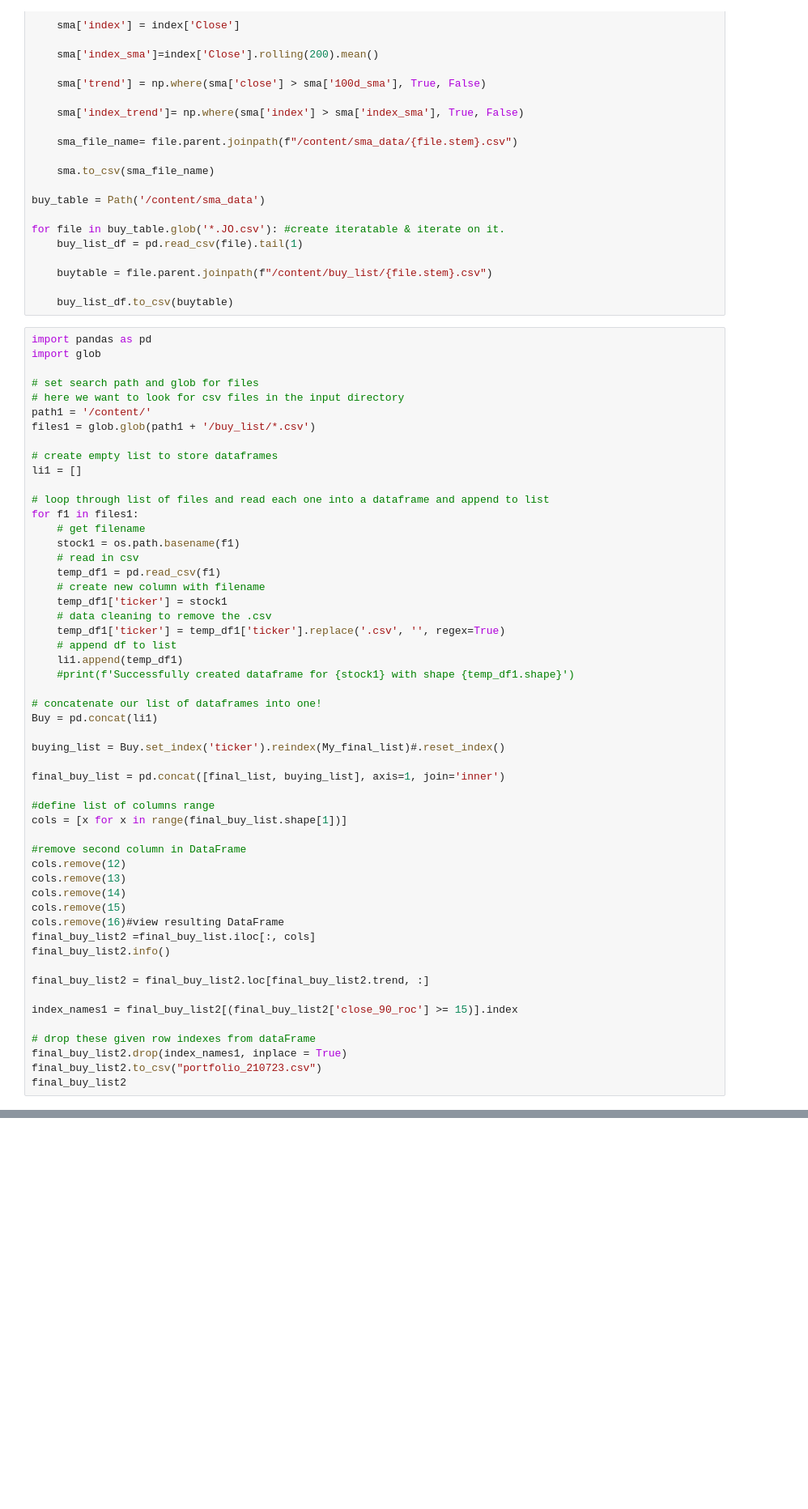
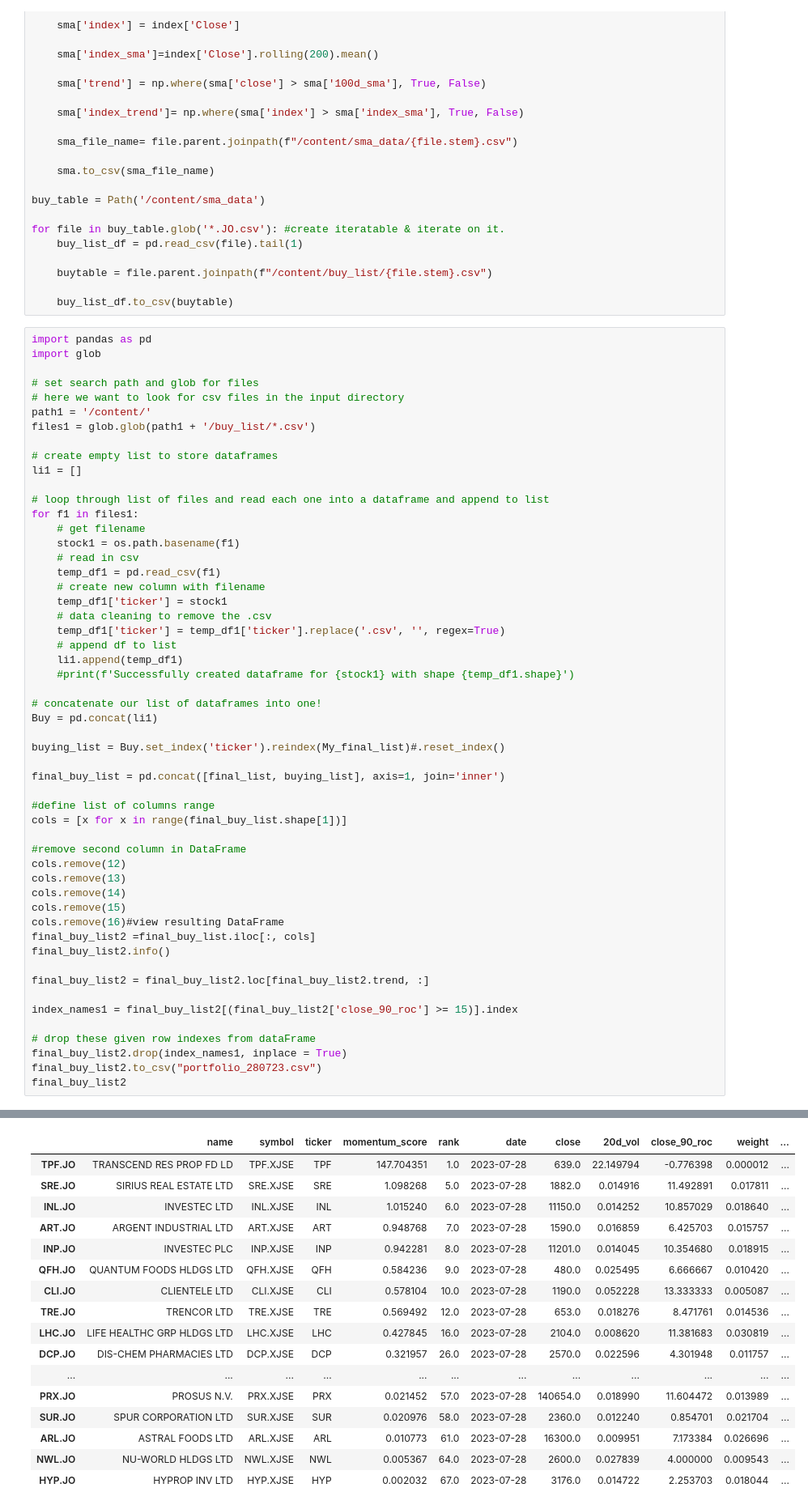
Before and after one commit to helmieresearch/helmieresearch, a Jupyter notebook: Momentum_Ranking_Model.ipynb, the cells around one changed output, grey strips where cells are left out. Shown at 81% size. Cells and saved outputs as stored; diff of their text form; blank space fills up the shorter version.

```diff
--- a/Momentum_Ranking_Model.ipynb
+++ b/Momentum_Ranking_Model.ipynb
@@ -450,5 +519,6 @@ index_names1 = final_buy_list2[(final_buy_list2['close_90_roc'] >= 15)].index
 
 # drop these given row indexes from dataFrame
 final_buy_list2.drop(index_names1, inplace = True)
-final_buy_list2.to_csv("portfolio_210723.csv")
+final_buy_list2.to_csv("portfolio_280723.csv")
 final_buy_list2
+# %% [output]
@@ -455,3 +542,20 @@ final_buy_list2
+|  | name | symbol | ticker | momentum_score | rank | date | close | 20d_vol | close_90_roc | weight | ... |
+| TPF.JO | TRANSCEND RES PROP FD LD | TPF.XJSE | TPF | 147.704351 | 1.0 | 2023-07-28 | 639.0 | 22.149794 | -0.776398 | 0.000012 | ... |
+| SRE.JO | SIRIUS REAL ESTATE LTD | SRE.XJSE | SRE | 1.098268 | 5.0 | 2023-07-28 | 1882.0 | 0.014916 | 11.492891 | 0.017811 | ... |
+| INL.JO | INVESTEC LTD | INL.XJSE | INL | 1.015240 | 6.0 | 2023-07-28 | 11150.0 | 0.014252 | 10.857029 | 0.018640 | ... |
+| ART.JO | ARGENT INDUSTRIAL LTD | ART.XJSE | ART | 0.948768 | 7.0 | 2023-07-28 | 1590.0 | 0.016859 | 6.425703 | 0.015757 | ... |
+| INP.JO | INVESTEC PLC | INP.XJSE | INP | 0.942281 | 8.0 | 2023-07-28 | 11201.0 | 0.014045 | 10.354680 | 0.018915 | ... |
+| QFH.JO | QUANTUM FOODS HLDGS LTD | QFH.XJSE | QFH | 0.584236 | 9.0 | 2023-07-28 | 480.0 | 0.025495 | 6.666667 | 0.010420 | ... |
+| CLI.JO | CLIENTELE LTD | CLI.XJSE | CLI | 0.578104 | 10.0 | 2023-07-28 | 1190.0 | 0.052228 | 13.333333 | 0.005087 | ... |
+| TRE.JO | TRENCOR LTD | TRE.XJSE | TRE | 0.569492 | 12.0 | 2023-07-28 | 653.0 | 0.018276 | 8.471761 | 0.014536 | ... |
+| LHC.JO | LIFE HEALTHC GRP HLDGS LTD | LHC.XJSE | LHC | 0.427845 | 16.0 | 2023-07-28 | 2104.0 | 0.008620 | 11.381683 | 0.030819 | ... |
+| DCP.JO | DIS-CHEM PHARMACIES LTD | DCP.XJSE | DCP | 0.321957 | 26.0 | 2023-07-28 | 2570.0 | 0.022596 | 4.301948 | 0.011757 | ... |
+| ... | ... | ... | ... | ... | ... | ... | ... | ... | ... | ... | ... |
+| PRX.JO | PROSUS N.V. | PRX.XJSE | PRX | 0.021452 | 57.0 | 2023-07-28 | 140654.0 | 0.018990 | 11.604472 | 0.013989 | ... |
+| SUR.JO | SPUR CORPORATION LTD | SUR.XJSE | SUR | 0.020976 | 58.0 | 2023-07-28 | 2360.0 | 0.012240 | 0.854701 | 0.021704 | ... |
+| ARL.JO | ASTRAL FOODS LTD | ARL.XJSE | ARL | 0.010773 | 61.0 | 2023-07-28 | 16300.0 | 0.009951 | 7.173384 | 0.026696 | ... |
+| NWL.JO | NU-WORLD HLDGS LTD | NWL.XJSE | NWL | 0.005367 | 64.0 | 2023-07-28 | 2600.0 | 0.027839 | 4.000000 | 0.009543 | ... |
+| HYP.JO | HYPROP INV LTD | HYP.XJSE | HYP | 0.002032 | 67.0 | 2023-07-28 | 3176.0 | 0.014722 | 2.253703 | 0.018044 | ... |
 # %% [markdown]
 ###List to Liquidate current positions
 # %%
```
Also changed, not shown: parts of 9 cells of this notebook.
